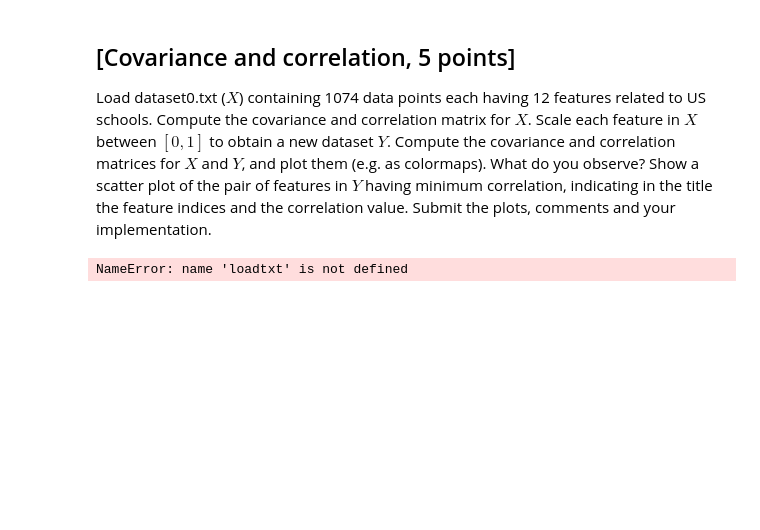
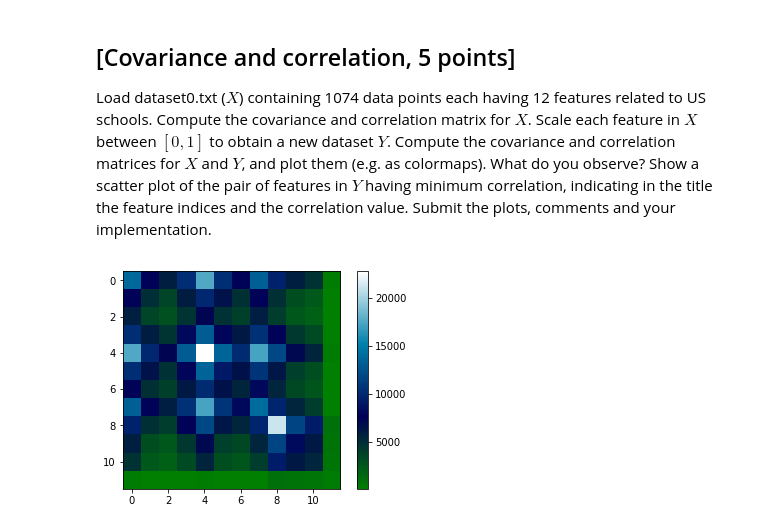
Before and after one commit to atonderski/tda231-ml-course, a Jupyter notebook: hw0.ipynb, the cells around one changed output. Saved outputs shown, nothing was run; the diff lists cells and outputs as text; code cells hidden in the pictures; blank space fills up the shorter version.

```diff
--- a/hw0.ipynb
+++ b/hw0.ipynb
@@ -238,37 +238,22 @@ covariance and correlation matrices for $X$ and $Y$, and plot them (e.g. as colo
 What do you observe? Show a scatter plot of the pair of features in $Y$ having minimum
 correlation, indicating in the title the feature indices and the
 correlation value. Submit the plots, comments and your implementation.
-# %%
-import numpy as np
-
-# You might want to load the data and analyze it first
-
-def loadtxt(filename):
-    file = open(filename)
-    return file.read()
-
-fname = "dataset0.txt"
-
-with open(fname) as f:
-    content = f.readlines()
-# you may also want to remove whitespace characters like `\n` at the end of each line
-content = [x.strip() for x in content]
-data = np.asarray(content)
-
-print(data.shape)
-stringList = list(data[0])
-
-# myString is one row in the file
-def helper(myString):
-    array = np.asarray(myString.split(" "))
-    reArray = [lambda x: int(x) for x in array]
-    return np.asarray(reArray)
-
-data = [helper(stringie) for stringie in data]
-
-print(np.asarray(data).shape)
-# %% [output]
-NameError: name 'loadtxt' is not defined
+# %%
+import numpy as np
+
+
+K = 12
+N = 1074
+fname = "dataset0.txt"
+data = np.loadtxt(fname)
+cov_mat = np.cov(data.T)
+
+ax.set_aspect('equal')
+plt.imshow(cov_mat, cmap=plt.cm.ocean)
+plt.colorbar()
+plt.show()
+# %% [output]
+[figure, added]
 # %%
 from pylab import *
 
```
